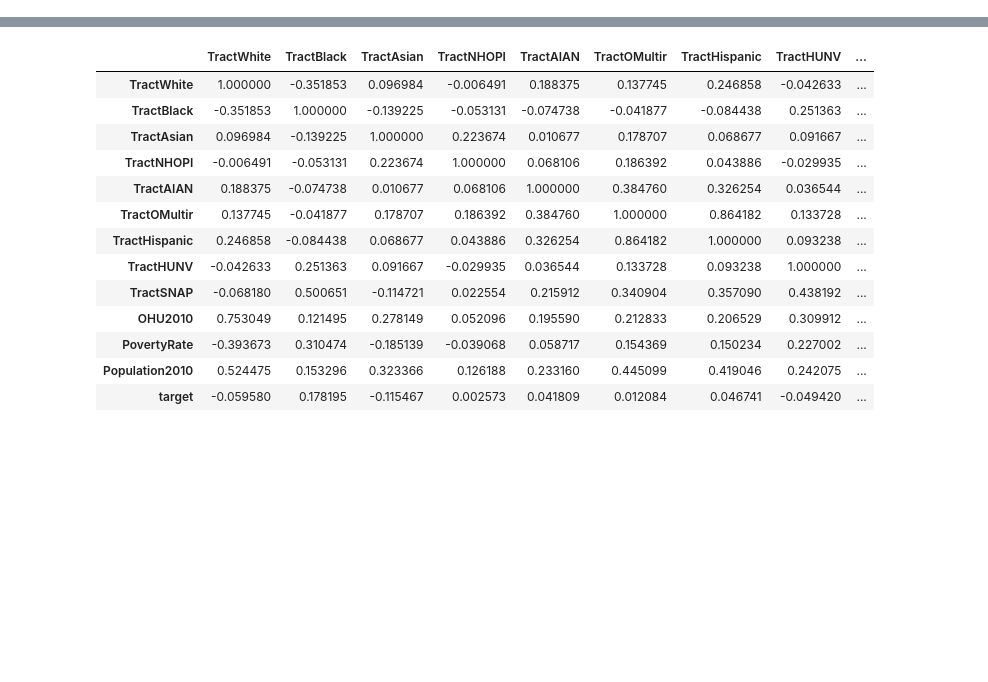
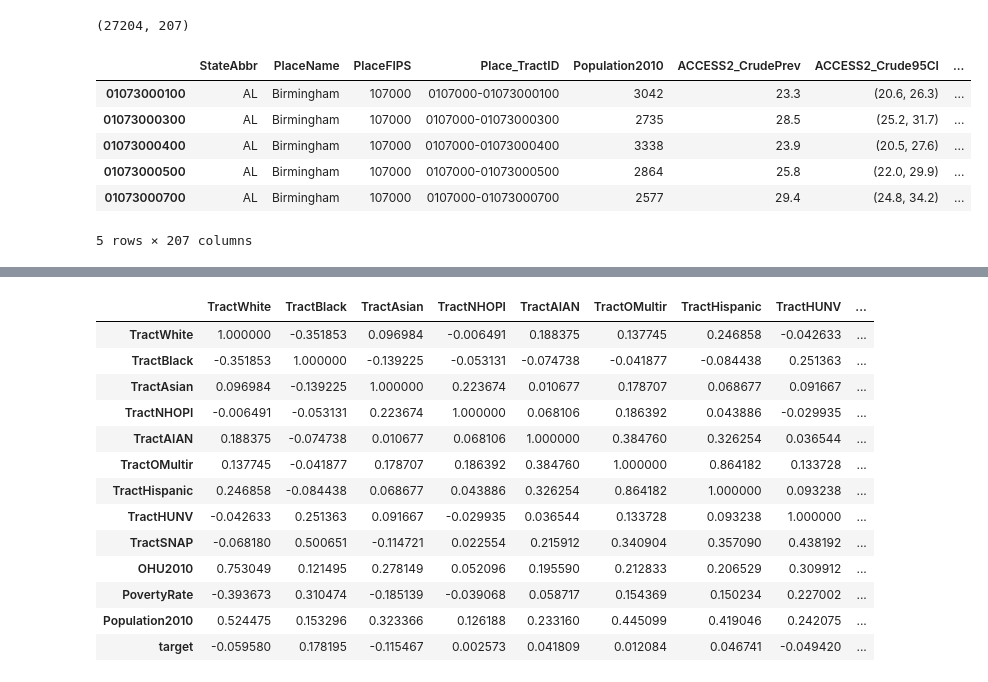
Before and after one commit to karinapatel/food-desert-prediction, a Jupyter notebook: cleaning_1.ipynb, the cells around one changed output, grey strips where cells are left out. Drawn from its saved outputs; the diff is of its cells as text; code cells hidden in the pictures; blank space fills up the shorter version.

```diff
--- a/cleaning_1.ipynb
+++ b/cleaning_1.ipynb
@@ -17,0 +39,2 @@ behav.set_index('TractFIPS', inplace=True)
+# %%
+behav['TractFIPS']=behav['TractFIPS'].apply(lambda x: "0"+str(x) if len(str(x))==10 else str(x))
@@ -18,6 +43,6 @@ behav.set_index('TractFIPS', inplace=True)
 # %%
 #merge first set of data frames
-merge1 = behav.merge(desert_data, how='left', left_index=True, right_index=True)
+merge1 = behav.merge(desert_data, how='inner', left_index=True, right_index=True)
 # %%
 merge1.head()
 # %% [output]
@@ -31,6 +56,17 @@ merge1.head()
-# %%
-#only 4 nulls, fill these with 0 (non food desert)
-merge1['LILATracts_1And10'].fillna(0,inplace=True)
+# %%
+merge1.shape
+# %% [output]
+(27204, 207)
+# %%
+merge1.head()
+# %% [output]
+|  | StateAbbr | PlaceName | PlaceFIPS | Place_TractID | Population2010 | ACCESS2_CrudePrev | ACCESS2_Crude95CI | ... |
+| 01073000100 | AL | Birmingham | 107000 | 0107000-01073000100 | 3042 | 23.3 | (20.6, 26.3) | ... |
+| 01073000300 | AL | Birmingham | 107000 | 0107000-01073000300 | 2735 | 28.5 | (25.2, 31.7) | ... |
+| 01073000400 | AL | Birmingham | 107000 | 0107000-01073000400 | 3338 | 23.9 | (20.5, 27.6) | ... |
+| 01073000500 | AL | Birmingham | 107000 | 0107000-01073000500 | 2864 | 25.8 | (22.0, 29.9) | ... |
+| 01073000700 | AL | Birmingham | 107000 | 0107000-01073000700 | 2577 | 29.4 | (24.8, 34.2) | ... |
+5 rows × 207 columns
 # %%
 #target: food desert or not
 y=merge1.pop('LILATracts_1And10')
```
Also changed, not shown: parts of 14 cells of this notebook, 14 other files.
